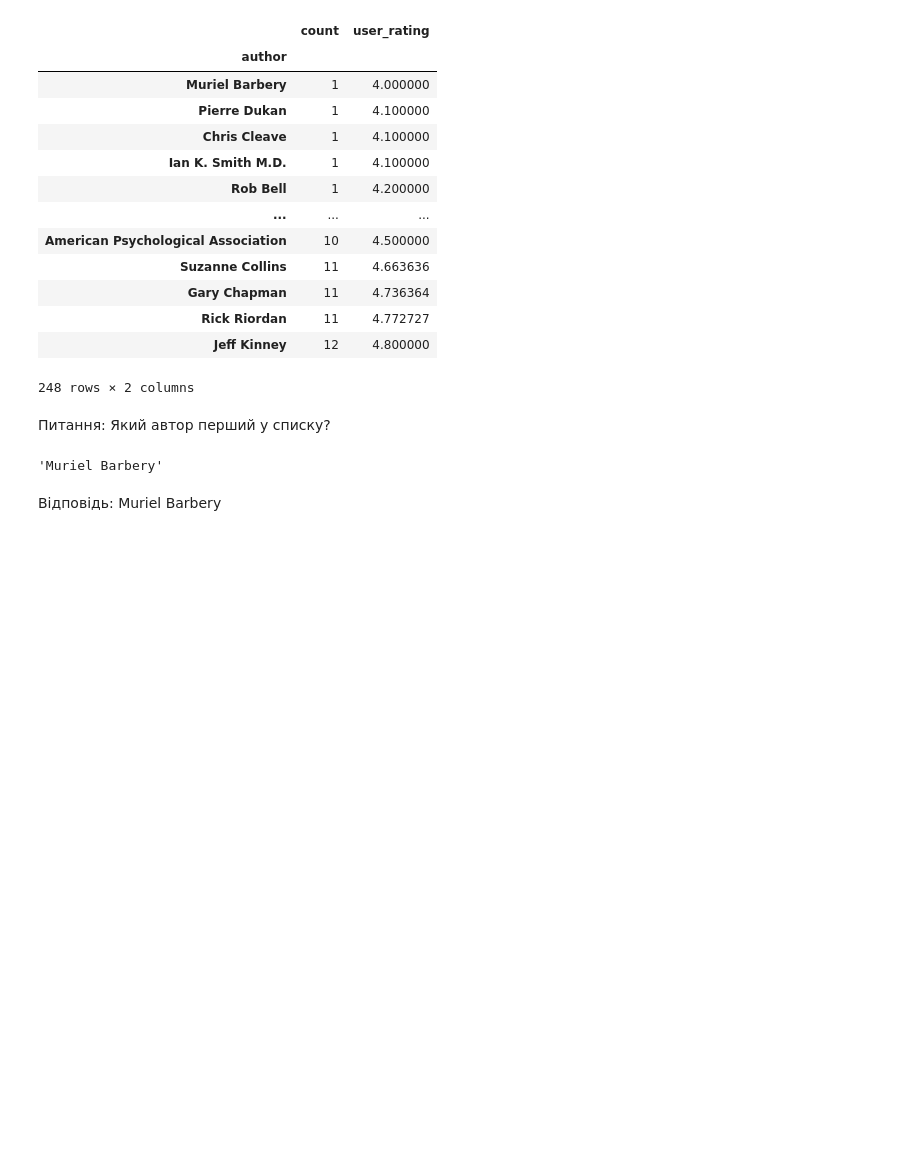
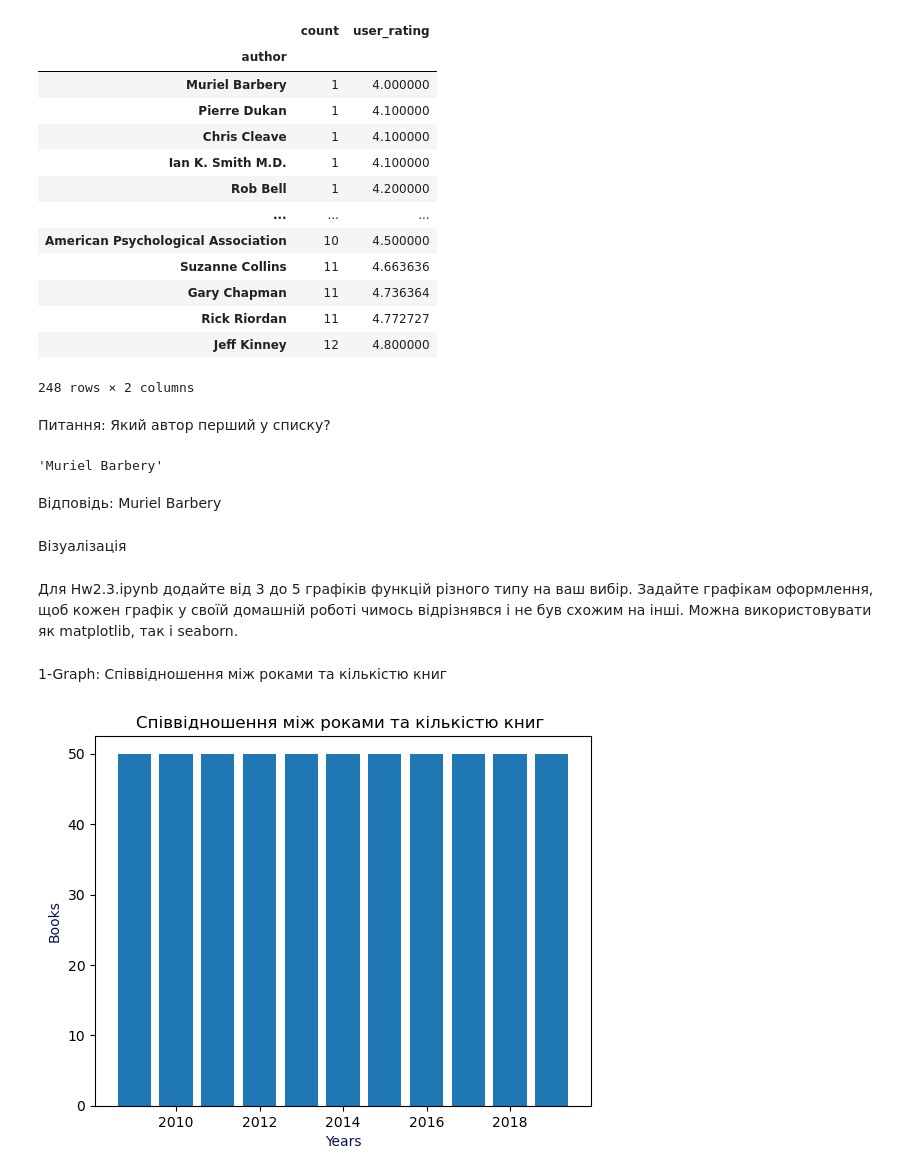
Before and after one commit to MaksimDar/data_science_homework, a Jupyter notebook: Hw2.3.ipynb, the cells around one changed output. Saved outputs shown, nothing was run; the diff lists cells and outputs as text; code cells hidden in the pictures; blank space fills up the shorter version.

```diff
--- a/Hw2.3.ipynb
+++ b/Hw2.3.ipynb
@@ -357,3 +362,18 @@ result.iloc[0].name
 'Muriel Barbery'
 # %% [markdown]
 Відповідь: Muriel Barbery
+# %% [markdown]
+Візуалізація
+# %% [markdown]
+Для Hw2.3.ipynb додайте від 3 до 5 графіків функцій різного типу на ваш вибір. Задайте графікам оформлення, щоб кожен графік у своїй домашній роботі чимось відрізнявся і не був схожим на інші. Можна використовувати як matplotlib, так і seaborn.
+# %% [markdown]
+1-Graph: Співвідношення між роками та кількістю книг
+# %%
+year_counts = df["year"].value_counts().sort_index()
+plt.bar(year_counts.index, year_counts.values)
+plt.xlabel("Years", size="medium", color="#061358")
+plt.ylabel("Books", size="medium", color="#061358")
+plt.title("Співвідношення між роками та кількістю книг ")
+plt.show()
+# %% [output]
+[figure, added]
```
Also changed, not shown: parts of 14 cells of this notebook.
